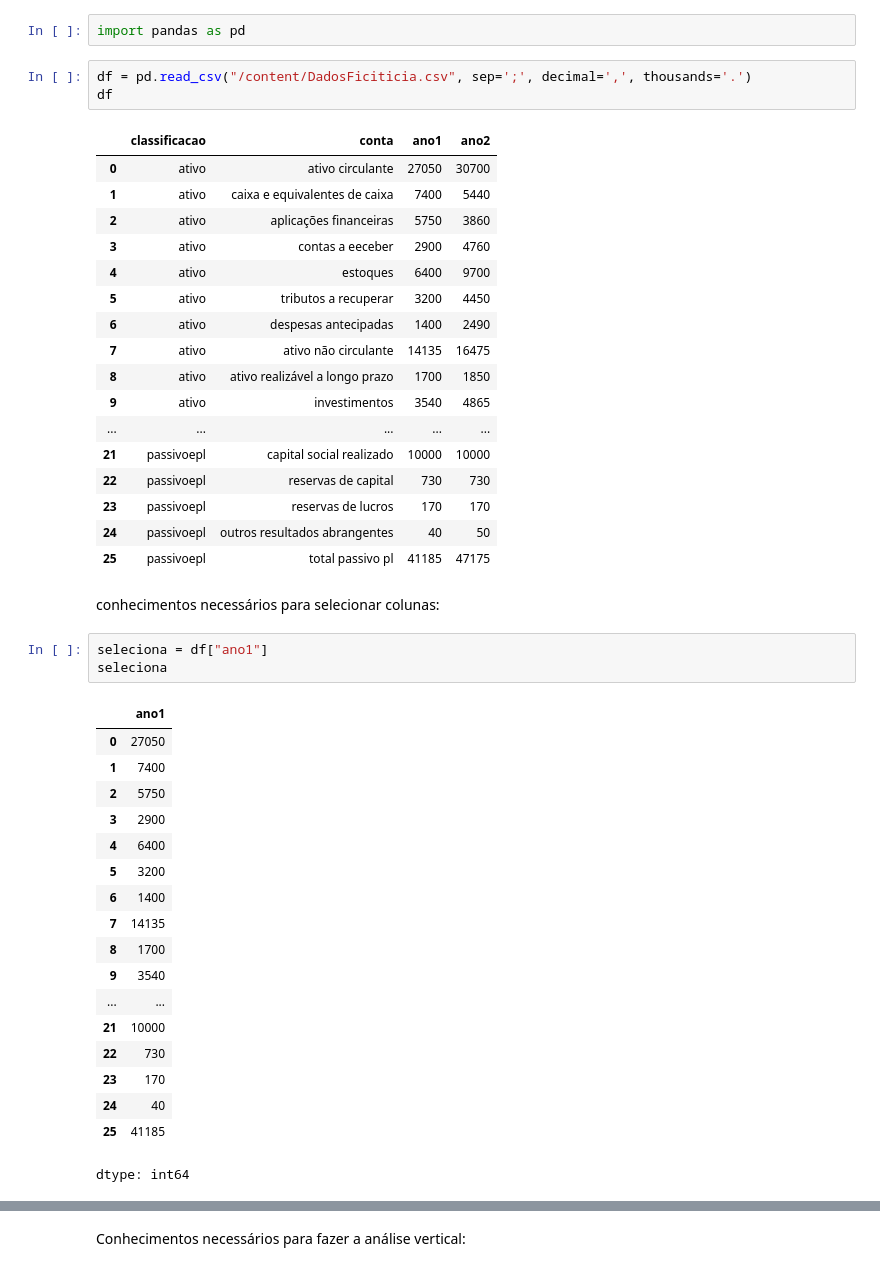
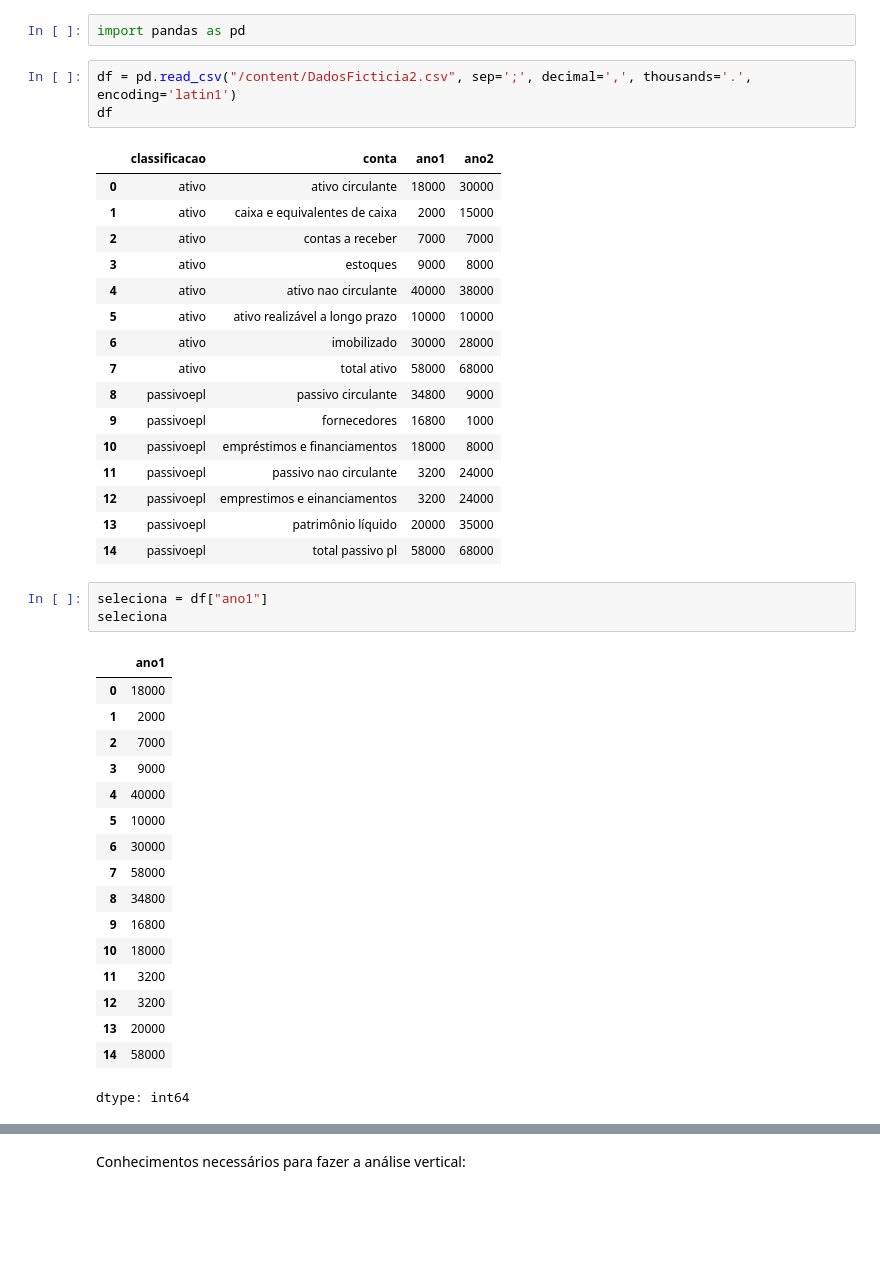
Before and after one commit to jeffersonramelo/Analise_DCs, a Jupyter notebook: AVeAH.ipynb, the cells around one changed output, grey strips where cells are left out. Drawn from its saved outputs; the diff is of its cells as text; blank space fills up the shorter version.

```diff
--- a/AVeAH.ipynb
+++ b/AVeAH.ipynb
@@ -3,49 +3,45 @@
 # %%
 import pandas as pd
 # %%
-df = pd.read_csv("/content/DadosFiciticia.csv", sep=';', decimal=',', thousands='.')
+df = pd.read_csv("/content/DadosFicticia2.csv", sep=';', decimal=',', thousands='.', encoding='latin1')
 df
 # %% [output]
 |  | classificacao | conta | ano1 | ano2 |
-| 0 | ativo | ativo circulante | 27050 | 30700 |
-| 1 | ativo | caixa e equivalentes de caixa | 7400 | 5440 |
-| 2 | ativo | aplicações financeiras | 5750 | 3860 |
-| 3 | ativo | contas a eeceber | 2900 | 4760 |
-| 4 | ativo | estoques | 6400 | 9700 |
-| 5 | ativo | tributos a recuperar | 3200 | 4450 |
-| 6 | ativo | despesas antecipadas | 1400 | 2490 |
-| 7 | ativo | ativo não circulante | 14135 | 16475 |
-| 8 | ativo | ativo realizável a longo prazo | 1700 | 1850 |
-| 9 | ativo | investimentos | 3540 | 4865 |
-| ... | ... | ... | ... | ... |
-| 21 | passivoepl | capital social realizado | 10000 | 10000 |
-| 22 | passivoepl | reservas de capital | 730 | 730 |
-| 23 | passivoepl | reservas de lucros | 170 | 170 |
-| 24 | passivoepl | outros resultados abrangentes | 40 | 50 |
-| 25 | passivoepl | total passivo pl | 41185 | 47175 |
+| 0 | ativo | ativo circulante | 18000 | 30000 |
+| 1 | ativo | caixa e equivalentes de caixa | 2000 | 15000 |
+| 2 | ativo | contas a receber | 7000 | 7000 |
+| 3 | ativo | estoques | 9000 | 8000 |
+| 4 | ativo | ativo nao circulante | 40000 | 38000 |
+| 5 | ativo | ativo realizável a longo prazo | 10000 | 10000 |
+| 6 | ativo | imobilizado | 30000 | 28000 |
+| 7 | ativo | total ativo | 58000 | 68000 |
+| 8 | passivoepl | passivo circulante | 34800 | 9000 |
+| 9 | passivoepl | fornecedores | 16800 | 1000 |
+| 10 | passivoepl | empréstimos e financiamentos | 18000 | 8000 |
+| 11 | passivoepl | passivo nao circulante | 3200 | 24000 |
+| 12 | passivoepl | emprestimos e einanciamentos | 3200 | 24000 |
+| 13 | passivoepl | patrimônio líquido | 20000 | 35000 |
+| 14 | passivoepl | total passivo pl | 58000 | 68000 |
-# %% [markdown]
-conhecimentos necessários para selecionar colunas:
 # %%
 seleciona = df["ano1"]
 seleciona
 # %% [output]
 |  | ano1 |
-| 0 | 27050 |
-| 1 | 7400 |
-| 2 | 5750 |
-| 3 | 2900 |
-| 4 | 6400 |
-| 5 | 3200 |
-| 6 | 1400 |
-| 7 | 14135 |
-| 8 | 1700 |
-| 9 | 3540 |
-| ... | ... |
-| 21 | 10000 |
-| 22 | 730 |
-| 23 | 170 |
-| 24 | 40 |
-| 25 | 41185 |
+| 0 | 18000 |
+| 1 | 2000 |
+| 2 | 7000 |
+| 3 | 9000 |
+| 4 | 40000 |
+| 5 | 10000 |
+| 6 | 30000 |
+| 7 | 58000 |
+| 8 | 34800 |
+| 9 | 16800 |
+| 10 | 18000 |
+| 11 | 3200 |
+| 12 | 3200 |
+| 13 | 20000 |
+| 14 | 58000 |
 dtype: int64
 # %%
 ### analise horizontal:
```
Also changed, not shown: parts of 12 cells of this notebook.
